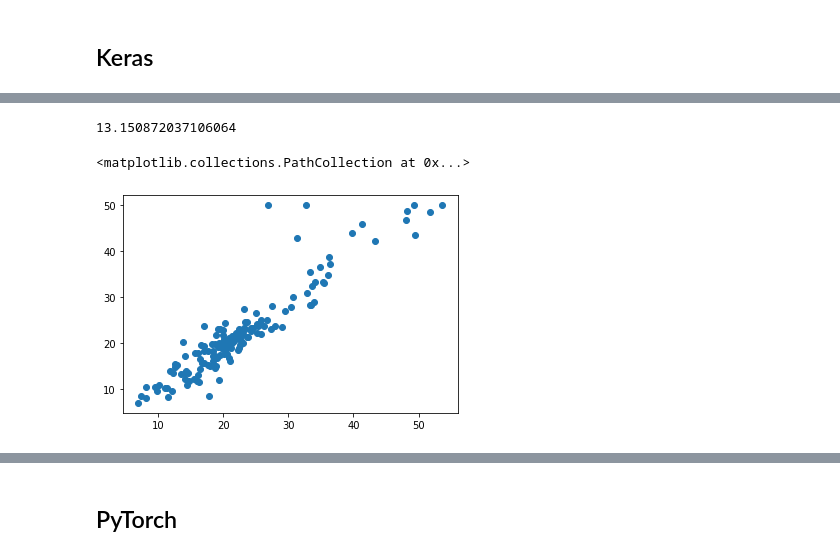
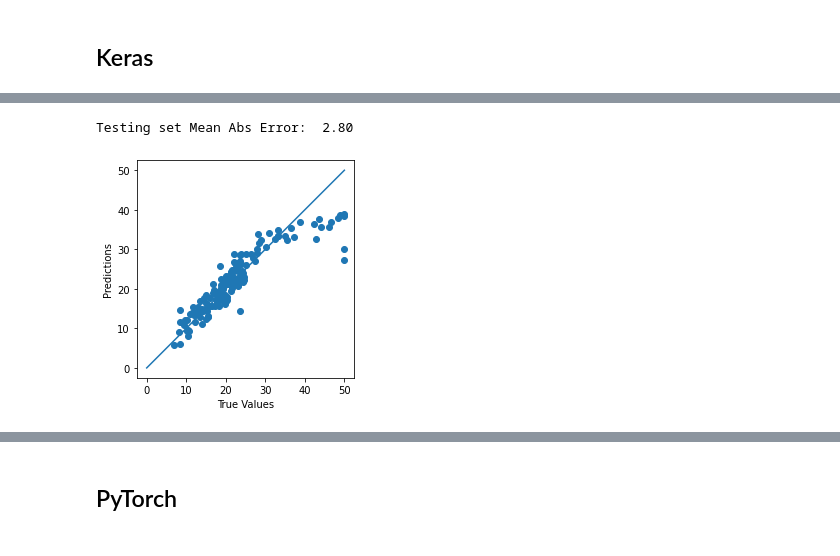
Before and after one commit to SteffenHaeussler/deep_learning_fundamentals, a Jupyter notebook: simple_regression.ipynb, the cells around one changed output, grey strips where cells are left out. Drawn from its saved outputs; the diff is of its cells as text; code cells hidden in the pictures.

```diff
--- a/simple_regression.ipynb
+++ b/simple_regression.ipynb
@@ -86,12 +138,14 @@ Epoch 100/100
+# %%
+print("Testing set Mean Abs Error: {:5.2f}".format(mae))
+# %% [output]
+Testing set Mean Abs Error:  2.80
 # %%
-test_pred = model.predict(X_test)
-test_actual = y_test
+test_predictions = model.predict(X_test).flatten()
-# %%
-mean_squared_error(test_pred, test_actual)
-# %% [output]
-13.150872037106064
-# %%
-plt.scatter(test_pred, test_actual)
-# %% [output]
-<matplotlib.collections.PathCollection at 0x...>
-[figure, removed]
+# %%
+a = plt.axes(aspect='equal')
+plt.scatter(y_test, test_predictions)
+plt.xlabel('True Values')
+plt.ylabel('Predictions')
+_ = plt.plot(lims, lims)
+# %% [output]
+[figure, added]
```
Also changed, not shown: parts of 18 cells of this notebook.
